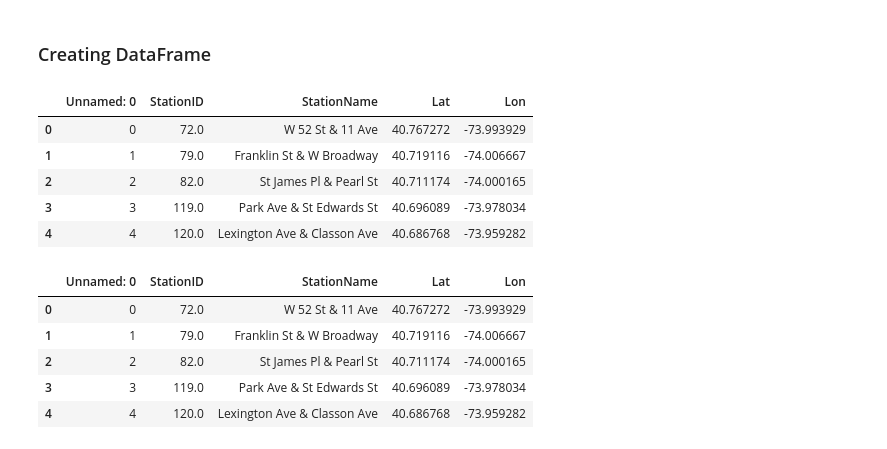
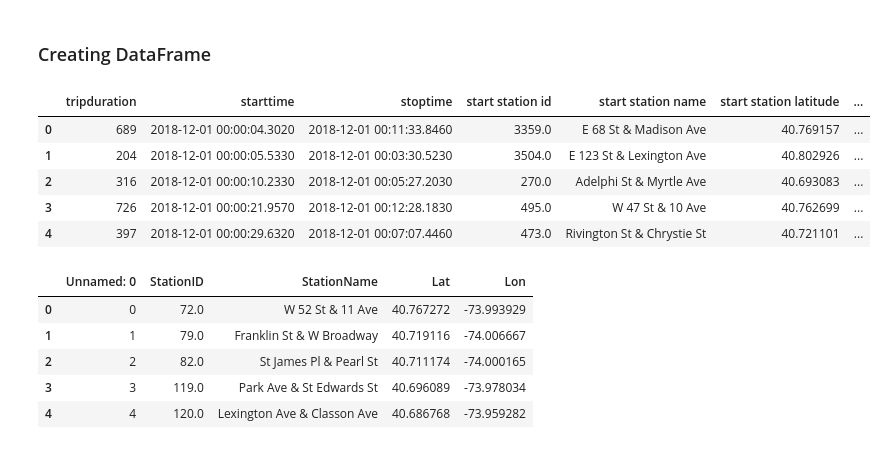
Before and after one commit to tokoth/Bike-mapping, a Jupyter notebook: data/Working_Notebook.ipynb, the cells around one changed output. Saved outputs shown, nothing was run; the diff lists cells and outputs as text; code cells hidden in the pictures.

```diff
--- a/data/Working_Notebook.ipynb
+++ b/data/Working_Notebook.ipynb
@@ -3,18 +3,20 @@
 # %%
 import pandas as pd
 
-#Define file path add relative filepath to our data
-path = r'../data/2018Dec.csv'
+#Define file path add relative/absolute filepath to our data
+#In my case the downloaded data was saved in drive D workspace
+#I used an absolute path to my downloaded files.
+path = r"D:\WorkSpace\Bike Mapping\201812-citibike-tripdata\201812-citibike-tripdata.csv"
 
 data = pd.read_csv(path)
 data.head()
 # %% [output]
-|  | Unnamed: 0 | StationID | StationName | Lat | Lon |
-| 0 | 0 | 72.0 | W 52 St & 11 Ave | 40.767272 | -73.993929 |
-| 1 | 1 | 79.0 | Franklin St & W Broadway | 40.719116 | -74.006667 |
-| 2 | 2 | 82.0 | St James Pl & Pearl St | 40.711174 | -74.000165 |
-| 3 | 3 | 119.0 | Park Ave & St Edwards St | 40.696089 | -73.978034 |
-| 4 | 4 | 120.0 | Lexington Ave & Classon Ave | 40.686768 | -73.959282 |
+|  | tripduration | starttime | stoptime | start station id | start station name | start station latitude | ... |
+| 0 | 689 | 2018-12-01 00:00:04.3020 | 2018-12-01 00:11:33.8460 | 3359.0 | E 68 St & Madison Ave | 40.769157 | ... |
+| 1 | 204 | 2018-12-01 00:00:05.5330 | 2018-12-01 00:03:30.5230 | 3504.0 | E 123 St & Lexington Ave | 40.802926 | ... |
+| 2 | 316 | 2018-12-01 00:00:10.2330 | 2018-12-01 00:05:27.2030 | 270.0 | Adelphi St & Myrtle Ave | 40.693083 | ... |
+| 3 | 726 | 2018-12-01 00:00:21.9570 | 2018-12-01 00:12:28.1830 | 495.0 | W 47 St & 10 Ave | 40.762699 | ... |
+| 4 | 397 | 2018-12-01 00:00:29.6320 | 2018-12-01 00:07:07.4460 | 473.0 | Rivington St & Chrystie St | 40.721101 | ... |
 # %%
 import pandas as pd
 
```
Also changed, not shown: parts of 3 cells of this notebook, 1 other file.
